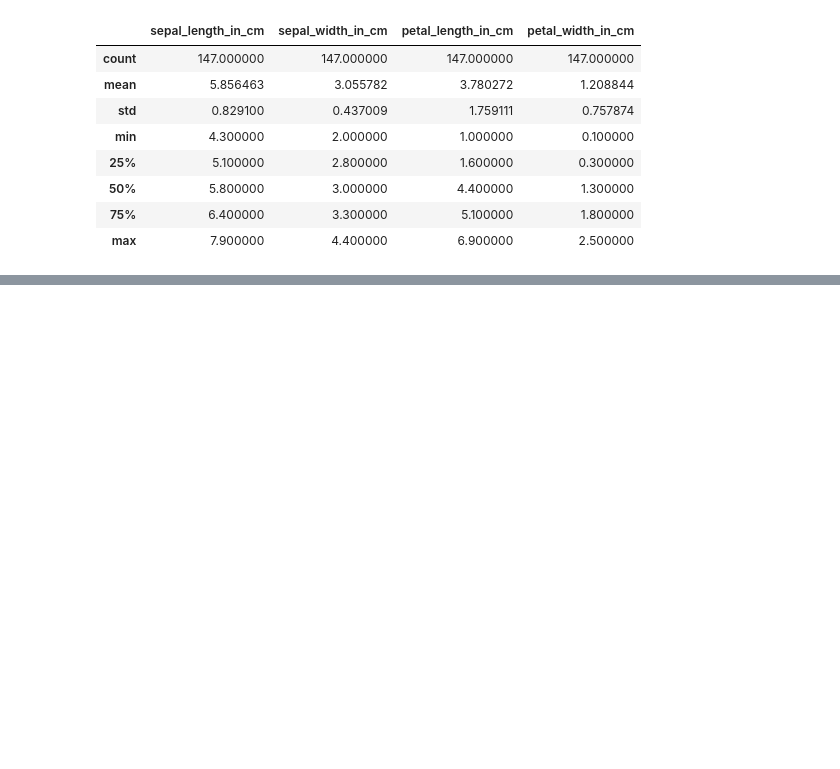
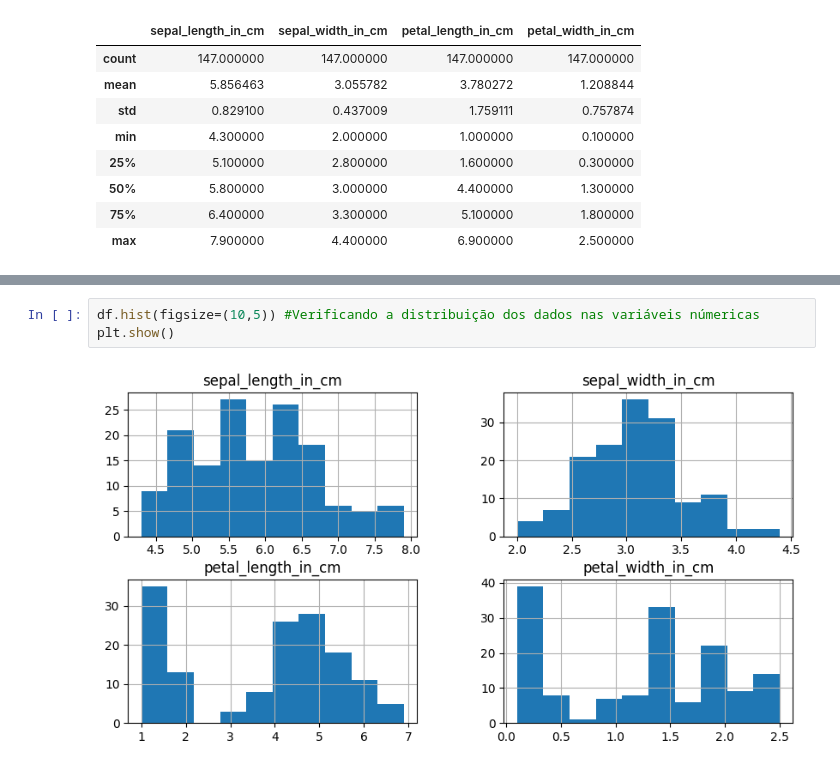
Before and after one commit to HMendesDev/Data-Science, a Jupyter notebook: KMeans.ipynb, the cells around one changed output, grey strips where cells are left out. Saved outputs shown, nothing was run; the diff lists cells and outputs as text; blank space fills up the shorter version.

```diff
--- a/KMeans.ipynb
+++ b/KMeans.ipynb
@@ -109,0 +154,5 @@ df.describe()
+# %%
+df.hist(figsize=(10,5)) #Verificando a distribuição dos dados nas variáveis númericas
+plt.show()
+# %% [output]
+[figure, added]
```
Also changed, not shown: parts of 33 cells of this notebook.
